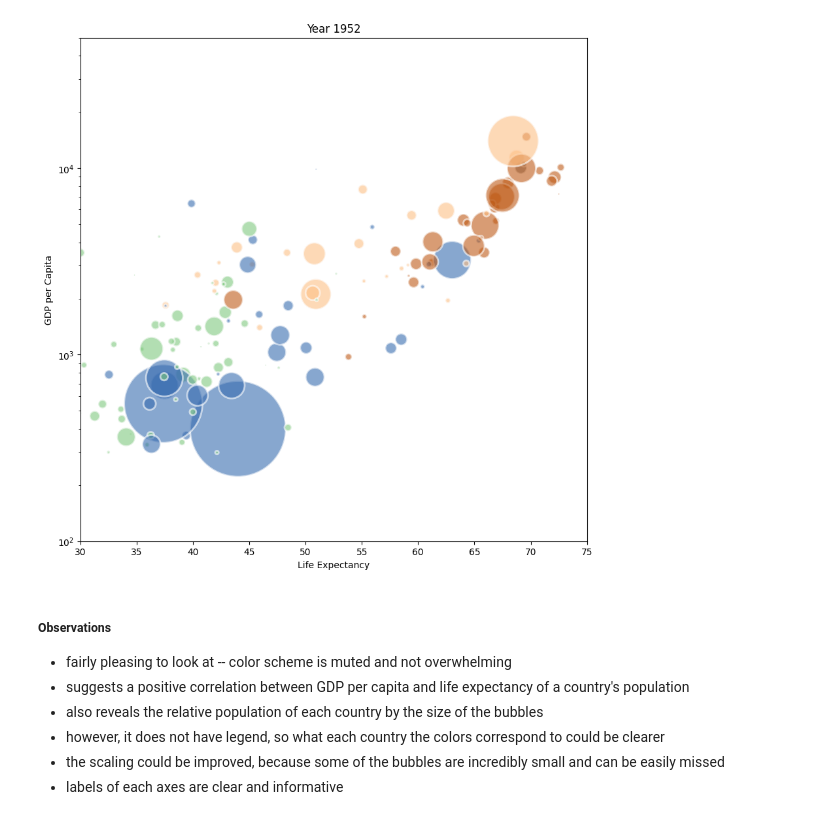
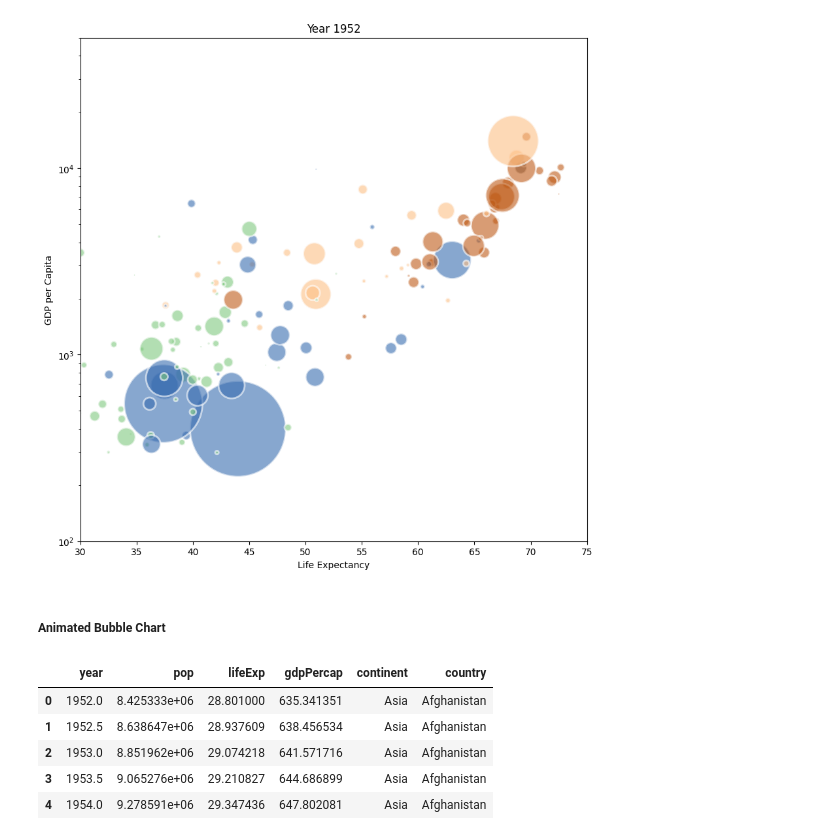
Before and after one commit to charissa-chan/visualization, a Jupyter notebook: 02_activities/assignments/participation/June_03_2026.ipynb, the cells around one changed output. Saved outputs shown, nothing was run; the diff lists cells and outputs as text; code cells hidden in the pictures.

```diff
--- a/02_activities/assignments/participation/June_03_2026.ipynb
+++ b/02_activities/assignments/participation/June_03_2026.ipynb
@@ -70,11 +74,42 @@ ax.set_xlim(30, 75)
 plt.show()
 # %% [output]
 [figure]
-# %% [markdown]
-##### Observations
-- fairly pleasing to look at -- color scheme is muted and not overwhelming
-- suggests a positive correlation between GDP per capita and life expectancy of a country's population
-- also reveals the relative population of each country by the size of the bubbles
-- however, it does not have legend, so what each country the colors correspond to could be clearer
-- the scaling could be improved, because some of the bubbles are incredibly small and can be easily missed
-- labels of each axes are clear and informative
+# %% [markdown]
+##### Animated Bubble Chart
+# %%
+interp_data = pd.DataFrame()
+
+multiple = 10
+for country in data['country'].unique():
+
+   # prepare a temporary dataframe and subset
+   temp_df = pd.DataFrame()
+   country_df = data[data['country']==country]
+
+   # interpolate the data
+   years = np.linspace(country_df['year'].min(), country_df['year'].max(), len(country_df) * multiple-(multiple-1))
+   pops = np.linspace(country_df['pop'].min(), country_df['pop'].max(), len(country_df) * multiple-(multiple-1))
+   lifeExps = np.linspace(country_df['lifeExp'].min(), country_df['lifeExp'].max(), len(country_df) * multiple-(multiple-1))
+   gdps = np.linspace(country_df['gdpPercap'].min(), country_df['gdpPercap'].max(), len(country_df) * multiple-(multiple-1))
+   continents = [country_df['continent'].values[0]] * len(years)
+
+   # add the data to the temporary dataframe
+   temp_df['year'] = years
+   temp_df['pop'] = pops
+   temp_df['lifeExp'] = lifeExps
+   temp_df['gdpPercap'] = gdps
+   temp_df['continent'] = continents
+   temp_df['country'] = country
+
+   # append the temporary dataframe to the final dataframe
+   interp_data = pd.concat([interp_data, temp_df])
+   interp_data['continent'] = pd.Categorical(interp_data['continent'])
+
+interp_data.head()
+# %% [output]
+|  | year | pop | lifeExp | gdpPercap | continent | country |
+| 0 | 1952.0 | 8.425333e+06 | 28.801000 | 635.341351 | Asia | Afghanistan |
+| 1 | 1952.5 | 8.638647e+06 | 28.937609 | 638.456534 | Asia | Afghanistan |
+| 2 | 1953.0 | 8.851962e+06 | 29.074218 | 641.571716 | Asia | Afghanistan |
+| 3 | 1953.5 | 9.065276e+06 | 29.210827 | 644.686899 | Asia | Afghanistan |
+| 4 | 1954.0 | 9.278591e+06 | 29.347436 | 647.802081 | Asia | Afghanistan |
```
Also changed, not shown: parts of 4 cells of this notebook.
